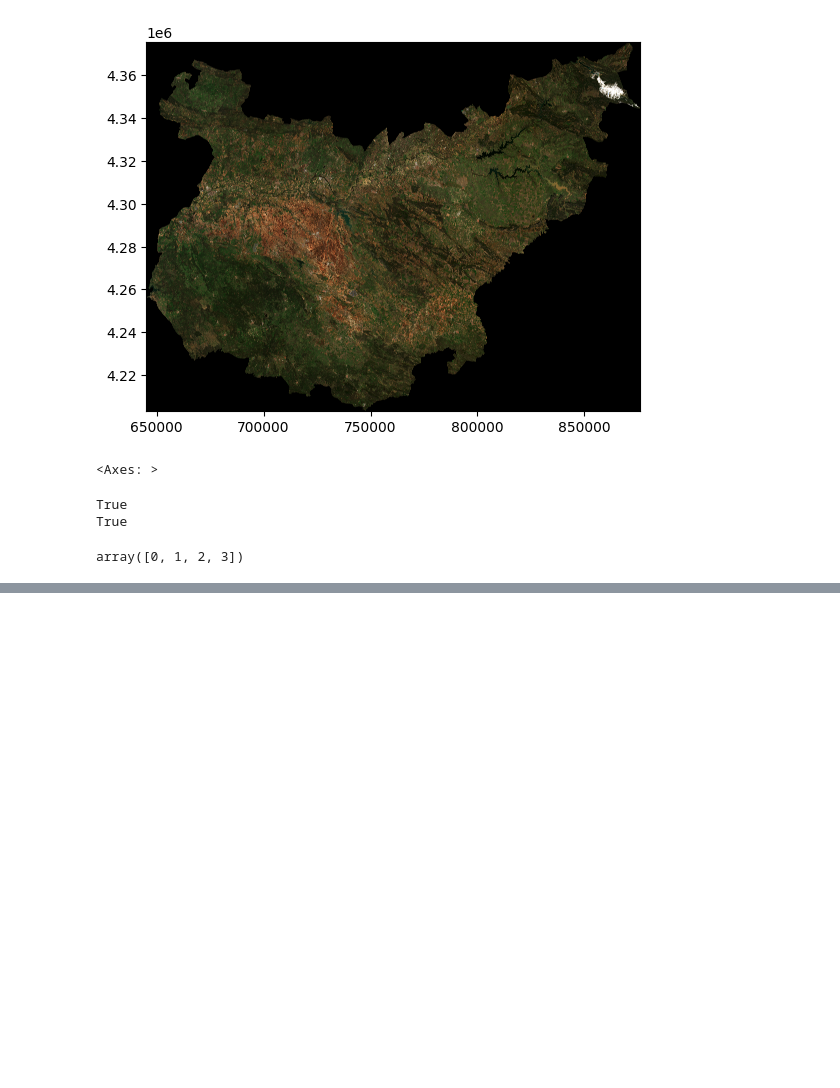
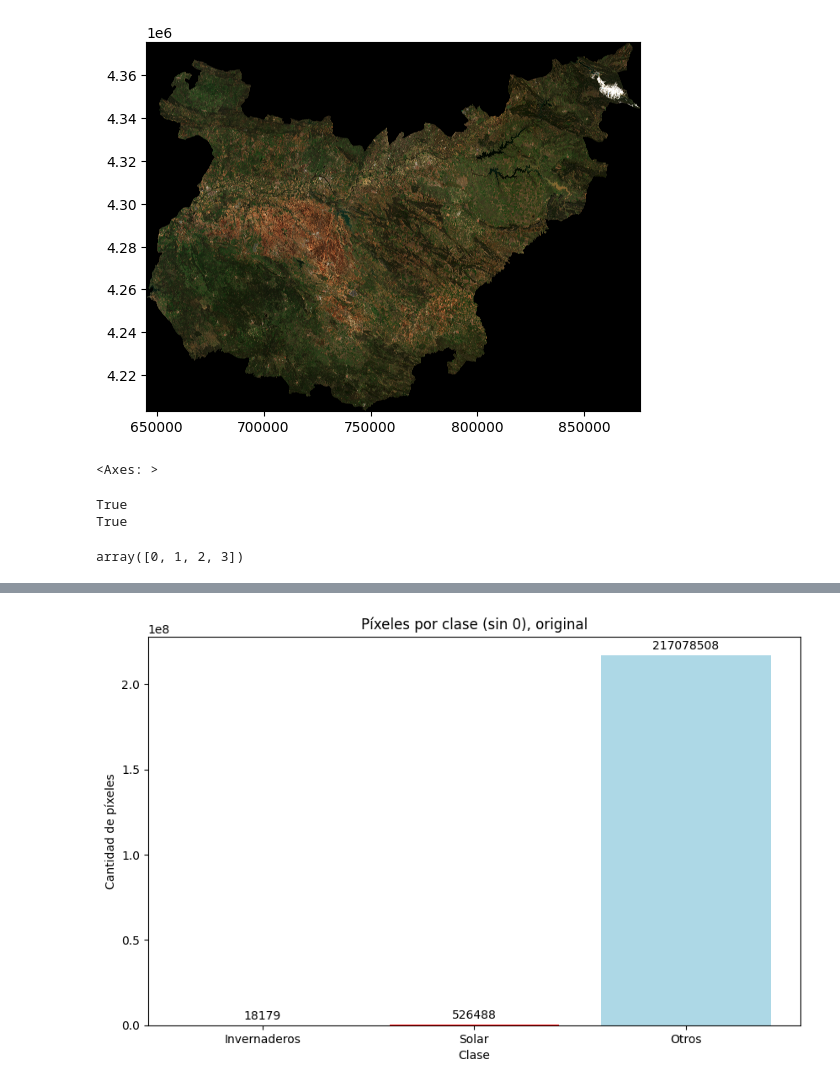
Before and after one commit to jesus9710/Solar-Farms-Automatic-Detection, a Jupyter notebook: SIOSE AR/02 - mask sentinel by polygons.ipynb, the cells around one changed output, grey strips where cells are left out. Drawn from its saved outputs; the diff is of its cells as text; code cells hidden in the pictures; blank space fills up the shorter version.

```diff
--- a/SIOSE AR/02 - mask sentinel by polygons.ipynb
+++ b/SIOSE AR/02 - mask sentinel by polygons.ipynb
@@ -111,0 +195,37 @@ array([0, 1, 2, 3])
+# %%
+import rasterio
+import matplotlib.pyplot as plt
+import numpy as np
+
+# Cargar el raster
+raster_path = 'spatial_data/badajoz_multiclass_mask2.tif'
+raster = rasterio.open(raster_path)
+
+# Leer los datos del raster
+raster_data = raster.read(1)
+
+# Contar los píxeles para cada valor, excluyendo los 0
+unique, counts = np.unique(raster_data, return_counts=True)
+pixel_counts = dict(zip(unique, counts))
+pixel_counts.pop(0, None)  # Eliminar los píxeles con valor 0
+
+# Crear un gráfico de barras
+plt.figure(figsize=(10, 6))
+bars = plt.bar(pixel_counts.keys(), pixel_counts.values(), color=['#CCCC00', '#FF0000', '#ADD8E6'])  # Usar los colores definidos anteriormente
+plt.xlabel('Clase')
+plt.ylabel('Cantidad de píxeles')
+plt.title('Píxeles por clase (sin 0), original')
+plt.xticks(ticks=[1, 2, 3], labels=['Invernaderos', 'Solar', 'Otros'])  # Etiquetas de las clases
+
+# Añadir etiquetas con los valores numéricos encima de las barras
+for bar in bars:
+    height = bar.get_height()
+    plt.annotate(f'{height}',
+                 xy=(bar.get_x() + bar.get_width() / 2, height),
+                 xytext=(0, 3),  # Desplazamiento del texto en píxeles
+                 textcoords="offset points",
+                 ha='center', va='bottom')
+
+plt.show()
+# %% [output]
+[figure, added]
```
Also changed, not shown: parts of 3 cells of this notebook, 1 other file.
